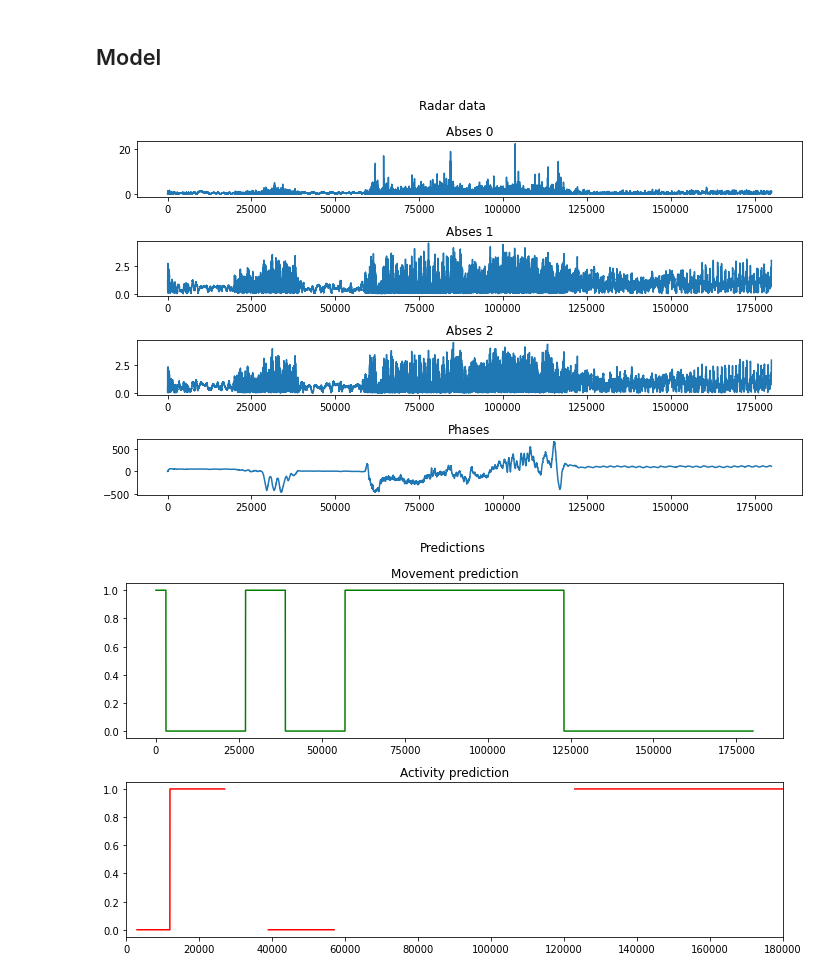
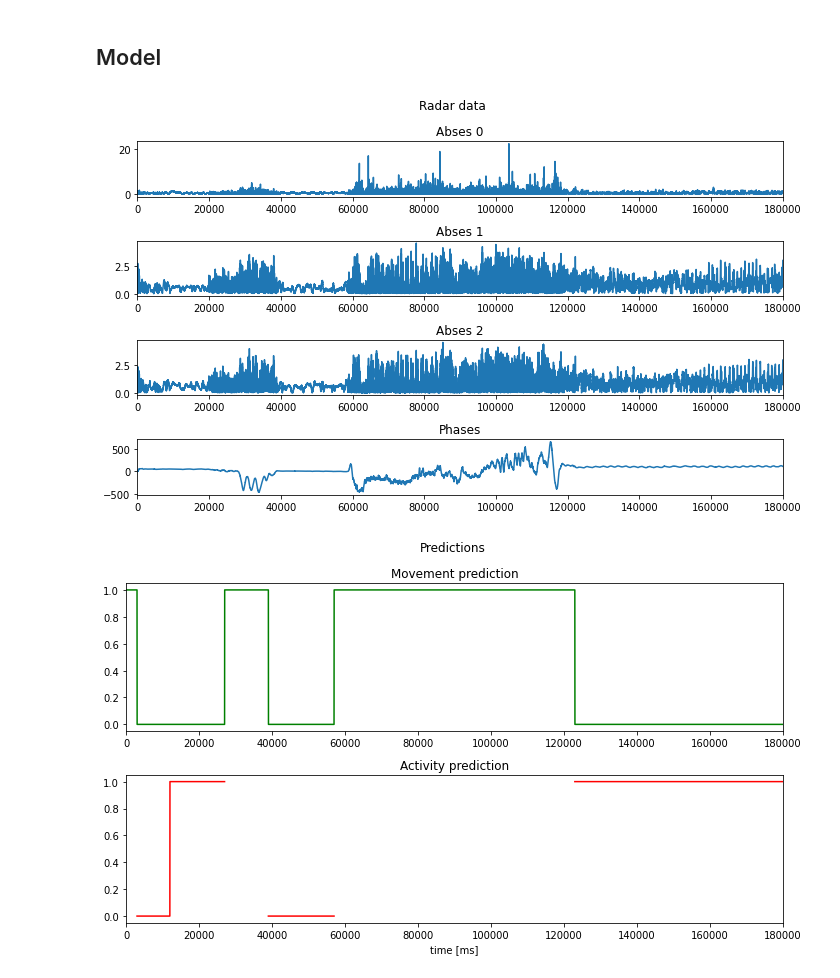
Before and after one commit to viktor-ktorvi/EESTech-Challenge-Aachen-2022, a Jupyter notebook: examples/pipeline.ipynb, the cells around one changed output. Drawn from its saved outputs; the diff is of its cells as text; code cells hidden in the pictures.

```diff
--- a/examples/pipeline.ipynb
+++ b/examples/pipeline.ipynb
@@ -56,20 +56,23 @@ pred_stress_repeatd[pred_movement_repeatd == 1] = np.nan
 # %%
 title = 'Radar data'
 color = None
 figsize = (10, 6)
 
-visualize(os.path.join(folder, subfolder), filename, title, color, figsize=figsize)
+visualize(os.path.join(folder, subfolder), filename, title, color, figsize=figsize, xlim=[0, len(pred_stress_repeatd)])
 
 fig, ax = plt.subplots(2, 1, figsize=figsize)
 fig.suptitle('Predictions')
 
 ax[0].plot(pred_movement_repeatd, color='g')
 ax[0].set_title('Movement prediction')
+ax[0].set_xlim([0, len(pred_stress_repeatd)])
+
 
 ax[1].plot(pred_stress_repeatd, color='r')
 ax[1].set_title('Activity prediction')
 ax[1].set_xlim([0, len(pred_stress_repeatd)])
+ax[1].set_xlabel('time [ms]')
 fig.tight_layout()
 # %% [output]
-[figure, old version]
+[figure, new version]
-[figure, old version]
+[figure, new version]
```
Also changed, not shown: 3 other files.
